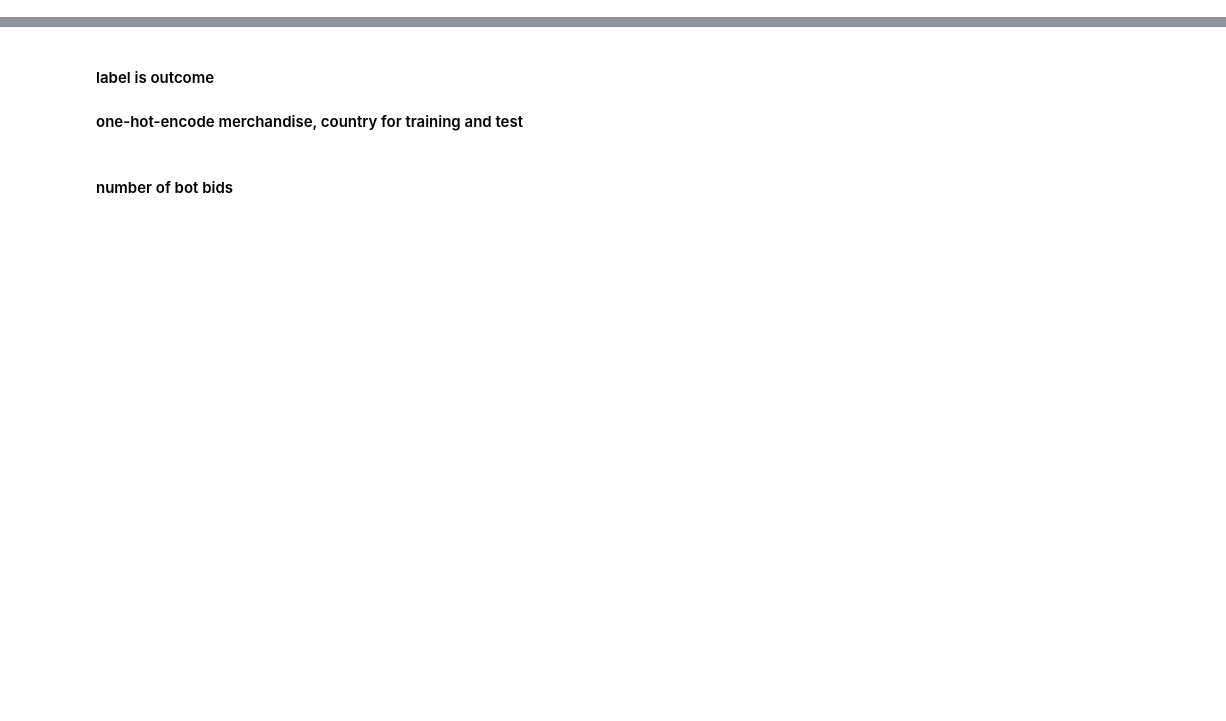
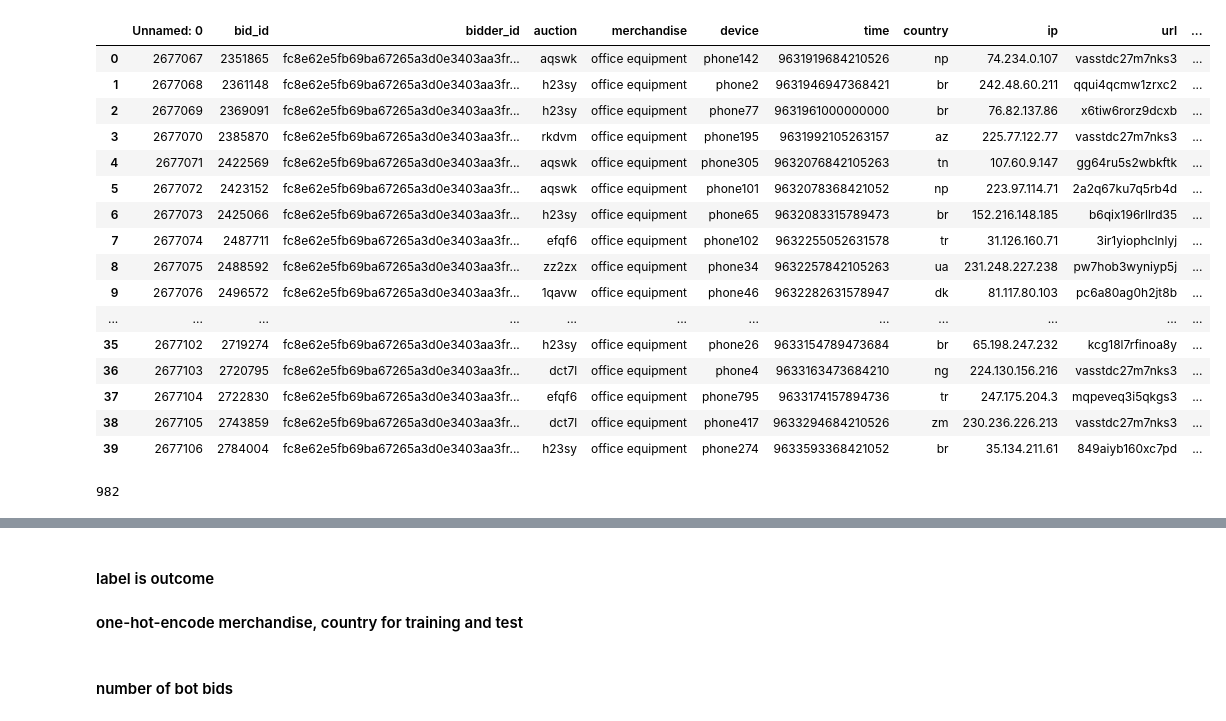
Before and after one commit to luisfisherjr/CS4661-PROJECT, a Jupyter notebook: loading-split-on-user-preprocessing.ipynb, the cells around one changed output, grey strips where cells are left out. Cells and saved outputs as stored; diff of their text form; code cells hidden in the pictures; blank space fills up the shorter version.

```diff
--- a/loading-split-on-user-preprocessing.ipynb
+++ b/loading-split-on-user-preprocessing.ipynb
@@ -59,3 +86,28 @@ dict_keys(['6531bde8d4decd9708ff4407ef95e887a26yi', '24108e769a15b155bd2d63c5836
+# %%
+test_df = user_map['fc8e62e5fb69ba67265a3d0e3403aa3fr8c2q']
+test_df.head(40)
+# %% [output]
+|  | Unnamed: 0 | bid_id | bidder_id | auction | merchandise | device | time | country | ip | url | ... |
+| 0 | 2677067 | 2351865 | fc8e62e5fb69ba67265a3d0e3403aa3fr... | aqswk | office equipment | phone142 | 9631919684210526 | np | 74.234.0.107 | vasstdc27m7nks3 | ... |
+| 1 | 2677068 | 2361148 | fc8e62e5fb69ba67265a3d0e3403aa3fr... | h23sy | office equipment | phone2 | 9631946947368421 | br | 242.48.60.211 | qqui4qcmw1zrxc2 | ... |
+| 2 | 2677069 | 2369091 | fc8e62e5fb69ba67265a3d0e3403aa3fr... | h23sy | office equipment | phone77 | 9631961000000000 | br | 76.82.137.86 | x6tiw6rorz9dcxb | ... |
+| 3 | 2677070 | 2385870 | fc8e62e5fb69ba67265a3d0e3403aa3fr... | rkdvm | office equipment | phone195 | 9631992105263157 | az | 225.77.122.77 | vasstdc27m7nks3 | ... |
+| 4 | 2677071 | 2422569 | fc8e62e5fb69ba67265a3d0e3403aa3fr... | aqswk | office equipment | phone305 | 9632076842105263 | tn | 107.60.9.147 | gg64ru5s2wbkftk | ... |
+| 5 | 2677072 | 2423152 | fc8e62e5fb69ba67265a3d0e3403aa3fr... | aqswk | office equipment | phone101 | 9632078368421052 | np | 223.97.114.71 | 2a2q67ku7q5rb4d | ... |
+| 6 | 2677073 | 2425066 | fc8e62e5fb69ba67265a3d0e3403aa3fr... | h23sy | office equipment | phone65 | 9632083315789473 | br | 152.216.148.185 | b6qix196rllrd35 | ... |
+| 7 | 2677074 | 2487711 | fc8e62e5fb69ba67265a3d0e3403aa3fr... | efqf6 | office equipment | phone102 | 9632255052631578 | tr | 31.126.160.71 | 3ir1yiophclnlyj | ... |
+| 8 | 2677075 | 2488592 | fc8e62e5fb69ba67265a3d0e3403aa3fr... | zz2zx | office equipment | phone34 | 9632257842105263 | ua | 231.248.227.238 | pw7hob3wyniyp5j | ... |
+| 9 | 2677076 | 2496572 | fc8e62e5fb69ba67265a3d0e3403aa3fr... | 1qavw | office equipment | phone46 | 9632282631578947 | dk | 81.117.80.103 | pc6a80ag0h2jt8b | ... |
+| ... | ... | ... | ... | ... | ... | ... | ... | ... | ... | ... | ... |
+| 35 | 2677102 | 2719274 | fc8e62e5fb69ba67265a3d0e3403aa3fr... | h23sy | office equipment | phone26 | 9633154789473684 | br | 65.198.247.232 | kcg18l7rfinoa8y | ... |
+| 36 | 2677103 | 2720795 | fc8e62e5fb69ba67265a3d0e3403aa3fr... | dct7l | office equipment | phone4 | 9633163473684210 | ng | 224.130.156.216 | vasstdc27m7nks3 | ... |
+| 37 | 2677104 | 2722830 | fc8e62e5fb69ba67265a3d0e3403aa3fr... | efqf6 | office equipment | phone795 | 9633174157894736 | tr | 247.175.204.3 | mqpeveq3i5qkgs3 | ... |
+| 38 | 2677105 | 2743859 | fc8e62e5fb69ba67265a3d0e3403aa3fr... | dct7l | office equipment | phone417 | 9633294684210526 | zm | 230.236.226.213 | vasstdc27m7nks3 | ... |
+| 39 | 2677106 | 2784004 | fc8e62e5fb69ba67265a3d0e3403aa3fr... | h23sy | office equipment | phone274 | 9633593368421052 | br | 35.134.211.61 | 849aiyb160xc7pd | ... |
+# %%
+np.sum(test_df['total_bids_per_auction'].unique())
+# %% [output]
+982
 # %%
 df['auction'].value_counts().shape
 # %% [output]
```
Also changed, not shown: parts of 9 cells of this notebook.
